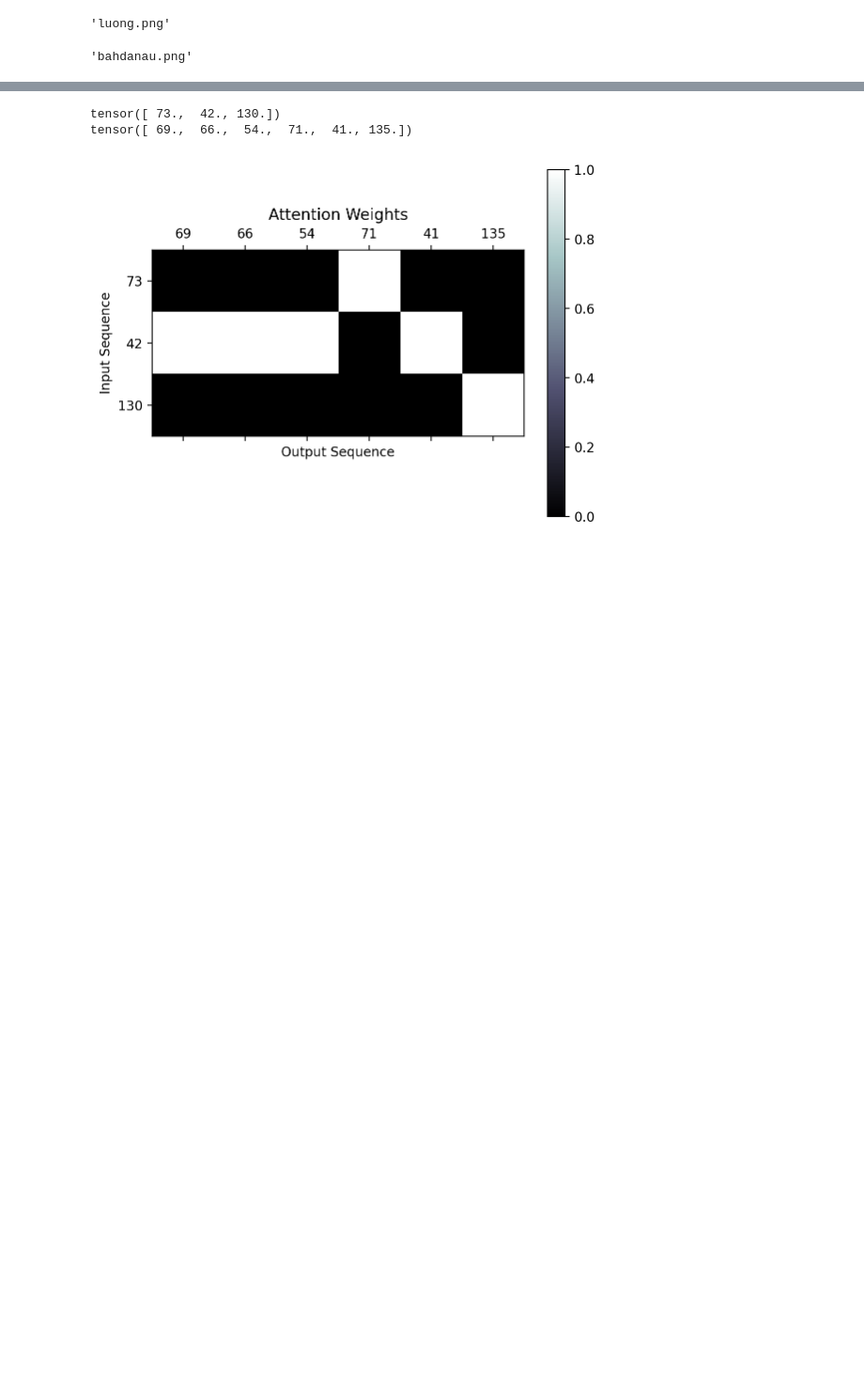
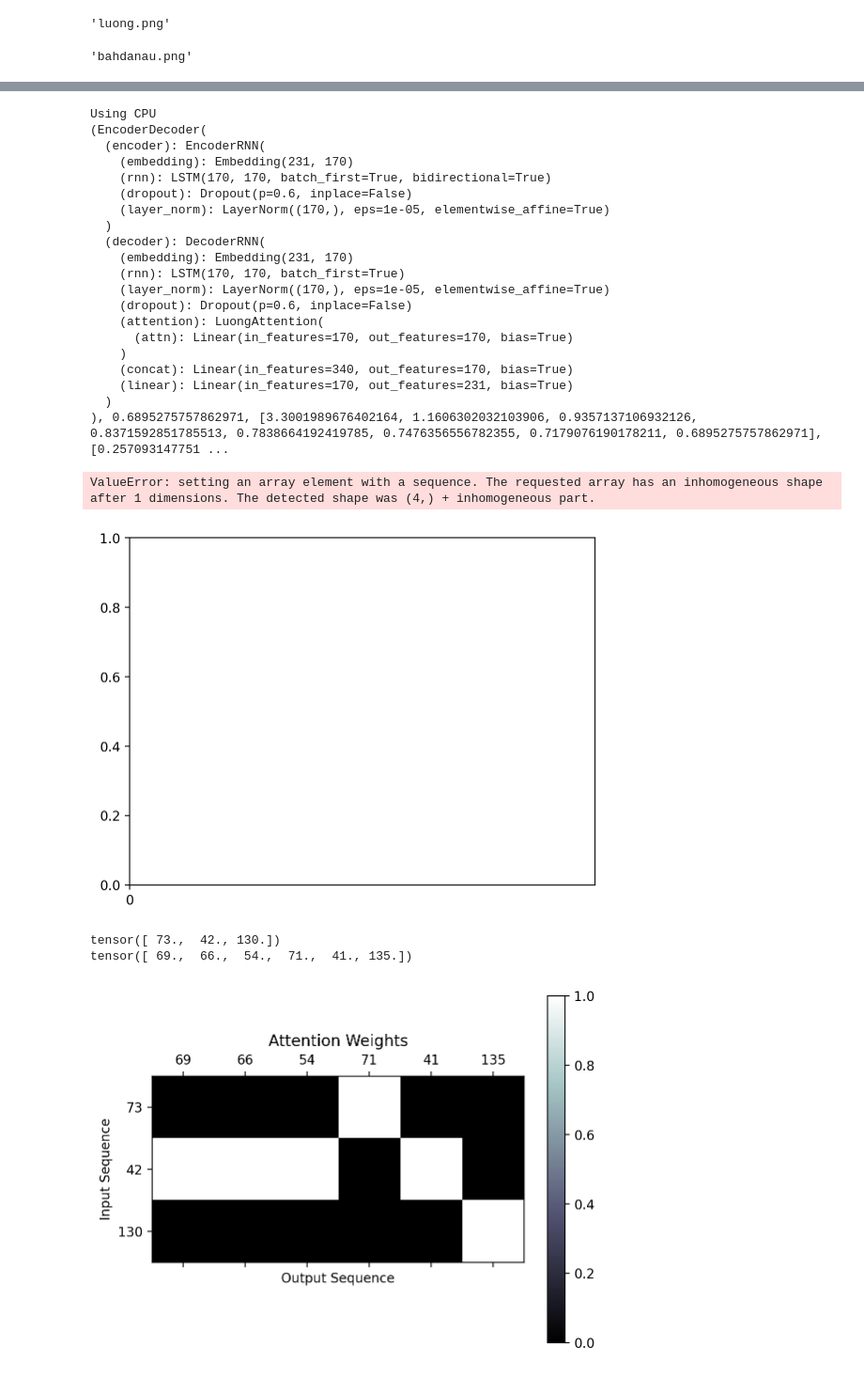
Before and after one commit to coloeus-monedula/harmony-generation, a Jupyter notebook: diss_generation.ipynb, the cells around one changed output, grey strips where cells are left out. Shown at 94% size. Drawn from its saved outputs; the diff is of its cells as text; code cells hidden in the pictures; blank space fills up the shorter version.

```diff
--- a/diss_generation.ipynb
+++ b/diss_generation.ipynb
@@ -141,3 +168,53 @@ from matplotlib import pyplot as plt, ticker
+# %%
+
+import torch
+from postprocessing import plot
+
+is_cuda = torch.cuda.is_available()
+if is_cuda:
+    device = torch.device("cuda")
+    print("Using GPU")
+else:
+    device = torch.device("cpu")
+    print("Using CPU")
+
+
+model = "artifacts/bi-l-230.pt"
+# model = "artifacts/uni-l-230.pt"
+
+state = torch.load(model, map_location=device)
+losses = state["losses"]
+accuracies = state["accuracies"]
+
+print(losses)
+
+plot_every = 5
+iters = 5
+plot(losses, plot_every, "loss", "Loss graph for biLSTM and ")
+plot(accuracies, plot_every, "accuracy", "Accuracy graph for biLSTM and")
+# %% [output]
+Using CPU
+(EncoderDecoder(
+  (encoder): EncoderRNN(
+    (embedding): Embedding(231, 170)
+    (rnn): LSTM(170, 170, batch_first=True, bidirectional=True)
+    (dropout): Dropout(p=0.6, inplace=False)
+    (layer_norm): LayerNorm((170,), eps=1e-05, elementwise_affine=True)
+  )
+  (decoder): DecoderRNN(
+    (embedding): Embedding(231, 170)
+    (rnn): LSTM(170, 170, batch_first=True)
+    (layer_norm): LayerNorm((170,), eps=1e-05, elementwise_affine=True)
+    (dropout): Dropout(p=0.6, inplace=False)
+    (attention): LuongAttention(
+      (attn): Linear(in_features=170, out_features=170, bias=True)
+    )
+    (concat): Linear(in_features=340, out_features=170, bias=True)
+    (linear): Linear(in_features=170, out_features=231, bias=True)
+  )
+), 0.6895275757862971, [3.3001989676402164, 1.1606302032103906, 0.9357137106932126, 0.8371592851785513, 0.7838664192419785, 0.7476356556782355, 0.7179076190178211, 0.6895275757862971], [0.257093147751 ...
+ValueError: setting an array element with a sequence. The requested array has an inhomogeneous shape after 1 dimensions. The detected shape was (4,) + inhomogeneous part.
+[figure, added]
 # %%
 import torch
 import numpy as np
```
Also changed, not shown: parts of 2 cells of this notebook, 2 other files.
